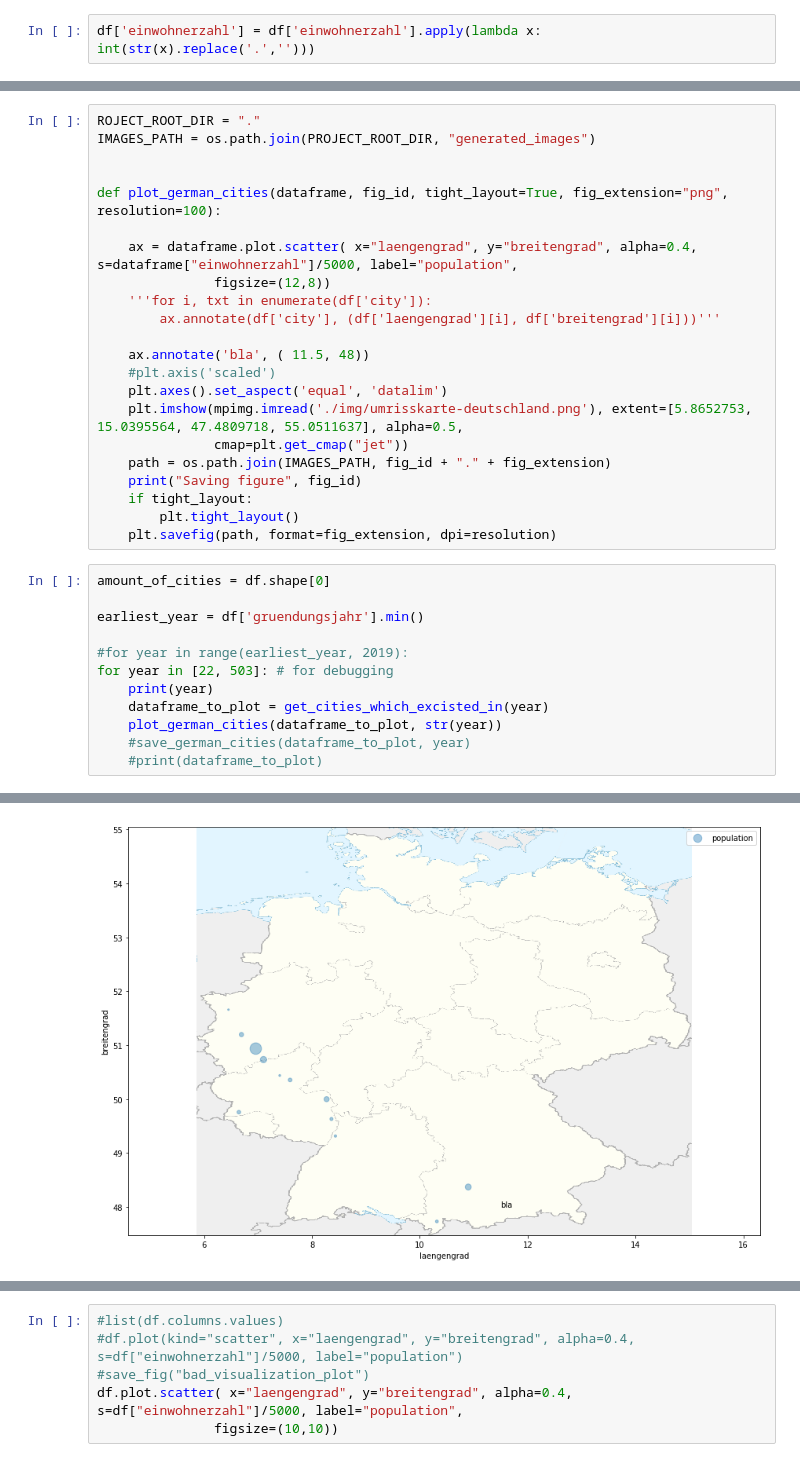
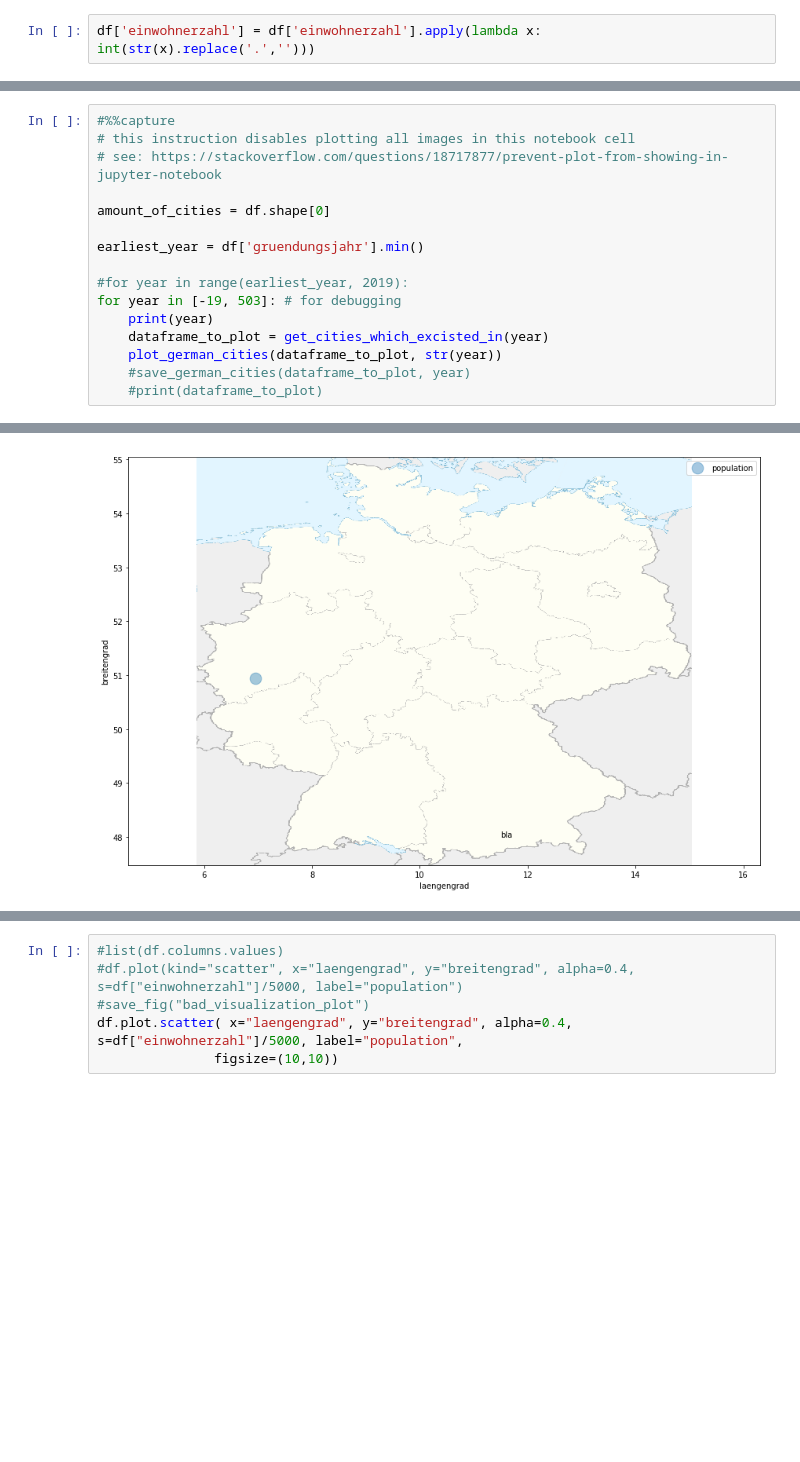
Before and after one commit to s-maibuecher/german_city_foundation, a Jupyter notebook: german-city-foundation.ipynb, the cells around one changed output, grey strips where cells are left out. Cells and saved outputs as stored; diff of their text form; blank space fills up the shorter version.

Commit message:
Bilder plotten nicht mehr alle im Notebbok + Bildernamen formatiert

```diff
--- a/german-city-foundation.ipynb
+++ b/german-city-foundation.ipynb
@@ -120,32 +116,14 @@ Saving figure test
-# %%
-ROJECT_ROOT_DIR = "."
-IMAGES_PATH = os.path.join(PROJECT_ROOT_DIR, "generated_images")
-
-
-def plot_german_cities(dataframe, fig_id, tight_layout=True, fig_extension="png", resolution=100):
-
-    ax = dataframe.plot.scatter( x="laengengrad", y="breitengrad", alpha=0.4, s=dataframe["einwohnerzahl"]/5000, label="population",
-               figsize=(12,8))
-    '''for i, txt in enumerate(df['city']):
-        ax.annotate(df['city'], (df['laengengrad'][i], df['breitengrad'][i]))'''
-
-    ax.annotate('bla', ( 11.5, 48))
-    #plt.axis('scaled')
-    plt.axes().set_aspect('equal', 'datalim')
-    plt.imshow(mpimg.imread('./img/umrisskarte-deutschland.png'), extent=[5.8652753, 15.0395564, 47.4809718, 55.0511637], alpha=0.5,
-               cmap=plt.get_cmap("jet"))
-    path = os.path.join(IMAGES_PATH, fig_id + "." + fig_extension)
-    print("Saving figure", fig_id)
-    if tight_layout:
-        plt.tight_layout()
-    plt.savefig(path, format=fig_extension, dpi=resolution)
 # %%
+#%%capture
+# this instruction disables plotting all images in this notebook cell
+# see: https://stackoverflow.com/questions/18717877/prevent-plot-from-showing-in-jupyter-notebook
+
 amount_of_cities = df.shape[0]
 
 earliest_year = df['gruendungsjahr'].min()
 
 #for year in range(earliest_year, 2019):
-for year in [22, 503]: # for debugging
+for year in [-19, 503]: # for debugging
     print(year)
     dataframe_to_plot = get_cities_which_excisted_in(year)
     plot_german_cities(dataframe_to_plot, str(year))
@@ -157,6 +135,6 @@ Saving figure 22
 503
 Saving figure 503
-[figure, old version]
+[figure, new version]
 [figure]
 # %%
 #list(df.columns.values)
```
Also changed, not shown: parts of 3 cells of this notebook.
